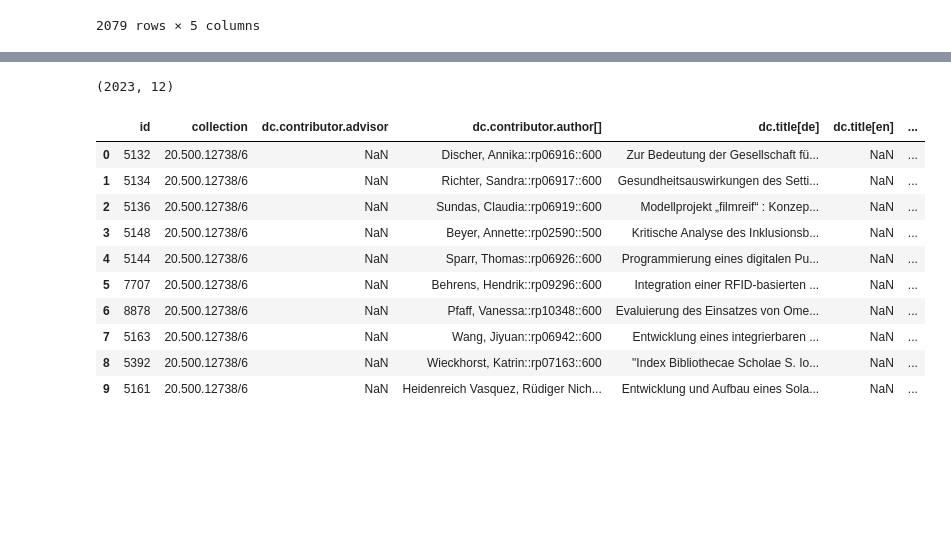
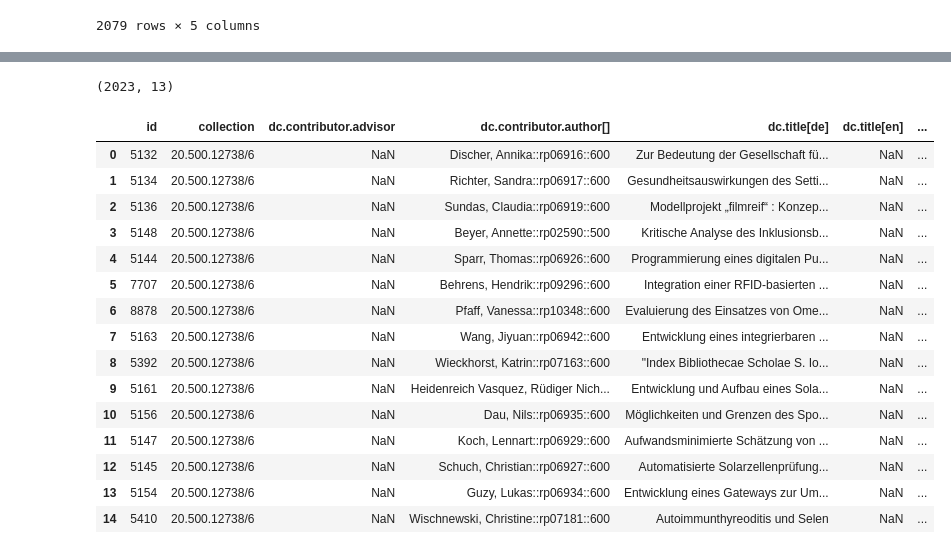
Before and after one commit to Daniela-Mayer/2020-11-30-Data_Librarian_Daniela_Mayer, a Jupyter notebook: Modul_6/notebooks/Abschlussprojekt dritter Versuch.ipynb, the cells around one changed output, grey strips where cells are left out. Cells and saved outputs as stored; diff of their text form; code cells hidden in the pictures; blank space fills up the shorter version.

```diff
--- a/Modul_6/notebooks/Abschlussprojekt dritter Versuch.ipynb
+++ b/Modul_6/notebooks/Abschlussprojekt dritter Versuch.ipynb
@@ -523,3 +523,7 @@ dfCBS
 | 4841 | 378151037 | Heuck, Angela | Schürgers, Georg [Ref.]; Zeichner... | Akutpsychiatrie und Beziehung - S... | Zeichner, Dirk [Ko-Ref.] |
 | 4842 | 387133151 | Pesch, Anja | Eppel, Heidi [Ref.]; Strehmel, Pe... | Qualität aus Kindersicht | Strehmel, Petra [Ko.-Ref.] |
 2079 rows × 5 columns
+# %%
+#Es wurde eine neue Spalte "KoRef" korrekt erstellt. Aber in der Spalte "sonstPers" stehen noch alle Personen.
+#Versuch, eine weitere neue Spalte "Ref" zu erstellen, in der nur der Test vor dem ersten Semikolon steht:
+dfCBS['Ref'] = dfCBS['sonstPers'].apply(lambda cell: ";".join(cell.split(";")[:1]))
@@ -528,18 +548,23 @@ Merge3 = dfRepo.merge(dfCBS, on='PPN', how='inner')
 # %%
 Merge3.shape
 # %% [output]
-(2023, 12)
+(2023, 13)
 # %%
-Merge3.head(10)
+Merge3.head(15)
 # %% [output]
 |  | id | collection | dc.contributor.advisor | dc.contributor.author[] | dc.title[de] | dc.title[en] | ... |
 | 0 | 5132 | 20.500.12738/6 | NaN | Discher, Annika::rp06916::600 | Zur Bedeutung der Gesellschaft fü... | NaN | ... |
 | 1 | 5134 | 20.500.12738/6 | NaN | Richter, Sandra::rp06917::600 | Gesundheitsauswirkungen des Setti... | NaN | ... |
 | 2 | 5136 | 20.500.12738/6 | NaN | Sundas, Claudia::rp06919::600 | Modellprojekt „filmreif“ : Konzep... | NaN | ... |
 | 3 | 5148 | 20.500.12738/6 | NaN | Beyer, Annette::rp02590::500 | Kritische Analyse des Inklusionsb... | NaN | ... |
 | 4 | 5144 | 20.500.12738/6 | NaN | Sparr, Thomas::rp06926::600 | Programmierung eines digitalen Pu... | NaN | ... |
 | 5 | 7707 | 20.500.12738/6 | NaN | Behrens, Hendrik::rp09296::600 | Integration einer RFID-basierten ... | NaN | ... |
 | 6 | 8878 | 20.500.12738/6 | NaN | Pfaff, Vanessa::rp10348::600 | Evaluierung des Einsatzes von Ome... | NaN | ... |
 | 7 | 5163 | 20.500.12738/6 | NaN | Wang, Jiyuan::rp06942::600 | Entwicklung eines integrierbaren ... | NaN | ... |
 | 8 | 5392 | 20.500.12738/6 | NaN | Wieckhorst, Katrin::rp07163::600 | "Index Bibliothecae Scholae S. Io... | NaN | ... |
 | 9 | 5161 | 20.500.12738/6 | NaN | Heidenreich Vasquez, Rüdiger Nich... | Entwicklung und Aufbau eines Sola... | NaN | ... |
+| 10 | 5156 | 20.500.12738/6 | NaN | Dau, Nils::rp06935::600 | Möglichkeiten und Grenzen des Spo... | NaN | ... |
+| 11 | 5147 | 20.500.12738/6 | NaN | Koch, Lennart::rp06929::600 | Aufwandsminimierte Schätzung von ... | NaN | ... |
+| 12 | 5145 | 20.500.12738/6 | NaN | Schuch, Christian::rp06927::600 | Automatisierte Solarzellenprüfung... | NaN | ... |
+| 13 | 5154 | 20.500.12738/6 | NaN | Guzy, Lukas::rp06934::600 | Entwicklung eines Gateways zur Um... | NaN | ... |
+| 14 | 5410 | 20.500.12738/6 | NaN | Wischnewski, Christine::rp07181::600 | Autoimmunthyreoditis und Selen | NaN | ... |
```
Also changed, not shown: parts of 2 cells of this notebook.
